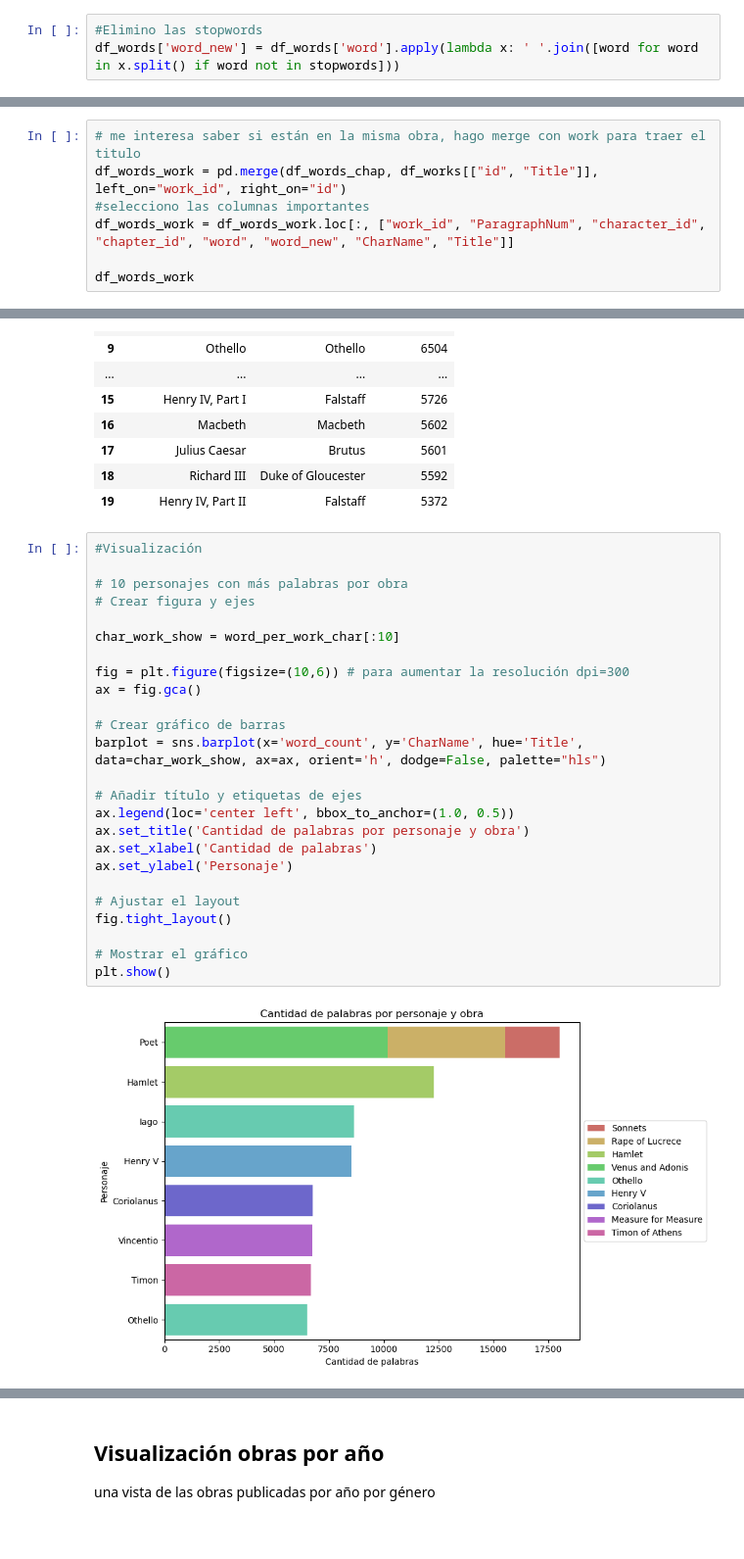
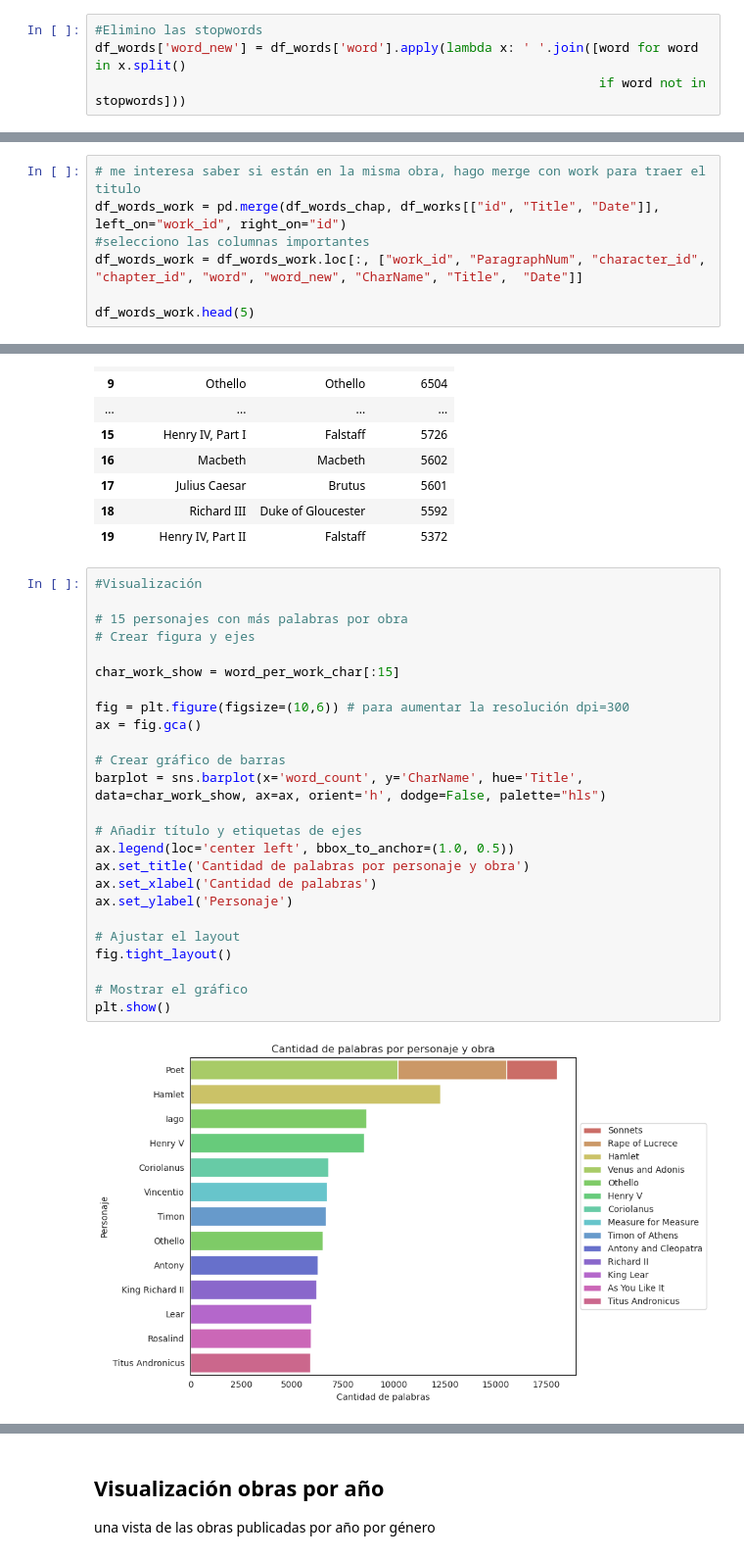
Before and after one commit to AnaCortazzo/ShakespeareTarea1, a Jupyter notebook: shakespeareAnalysis.ipynb, the cells around one changed output, grey strips where cells are left out. Shown at 98% size. Cells and saved outputs as stored; diff of their text form.

```diff
--- a/shakespeareAnalysis.ipynb
+++ b/shakespeareAnalysis.ipynb
@@ -381,6 +362,7 @@ stopwords
 # %%
 #Elimino las stopwords
-df_words['word_new'] = df_words['word'].apply(lambda x: ' '.join([word for word in x.split() if word not in stopwords]))
+df_words['word_new'] = df_words['word'].apply(lambda x: ' '.join([word for word in x.split()
+                                                                  if word not in stopwords]))
 # %%
 # eliminamos las celdas que quedaron vacías luego de stopwords
 df_words_clean = df_words[df_words['word_new'] != '']
@@ -628,8 +575,8 @@ df_words_chap
 # %%
 # me interesa saber si están en la misma obra, hago merge con work para traer el titulo
-df_words_work = pd.merge(df_words_chap, df_works[["id", "Title"]], left_on="work_id", right_on="id")
+df_words_work = pd.merge(df_words_chap, df_works[["id", "Title", "Date"]], left_on="work_id", right_on="id")
 #selecciono las columnas importantes
-df_words_work = df_words_work.loc[:, ["work_id", "ParagraphNum", "character_id", "chapter_id", "word", "word_new", "CharName", "Title"]]
+df_words_work = df_words_work.loc[:, ["work_id", "ParagraphNum", "character_id", "chapter_id", "word", "word_new", "CharName", "Title",  "Date"]]
 
-df_words_work
+df_words_work.head(5)
 # %% [output]
@@ -671,29 +611,29 @@ word_per_work_char.head(20)
 # %%
 #Visualización
 
-# 10 personajes con más palabras por obra
+# 15 personajes con más palabras por obra
 # Crear figura y ejes
 
-char_work_show = word_per_work_char[:10]
+char_work_show = word_per_work_char[:15]
 
 fig = plt.figure(figsize=(10,6)) # para aumentar la resolución dpi=300
 ax = fig.gca()
 
 # Crear gráfico de barras
 barplot = sns.barplot(x='word_count', y='CharName', hue='Title', data=char_work_show, ax=ax, orient='h', dodge=False, palette="hls")
 
 # Añadir título y etiquetas de ejes
 ax.legend(loc='center left', bbox_to_anchor=(1.0, 0.5))
 ax.set_title('Cantidad de palabras por personaje y obra')
 ax.set_xlabel('Cantidad de palabras')
 ax.set_ylabel('Personaje')
 
 # Ajustar el layout
 fig.tight_layout()
 
 # Mostrar el gráfico
 plt.show()
 # %% [output]
-[figure, old version]
+[figure, new version]
 # %%
 # words_per_character varía si saco las stopwords?
```
Also changed, not shown: parts of 22 cells of this notebook.
